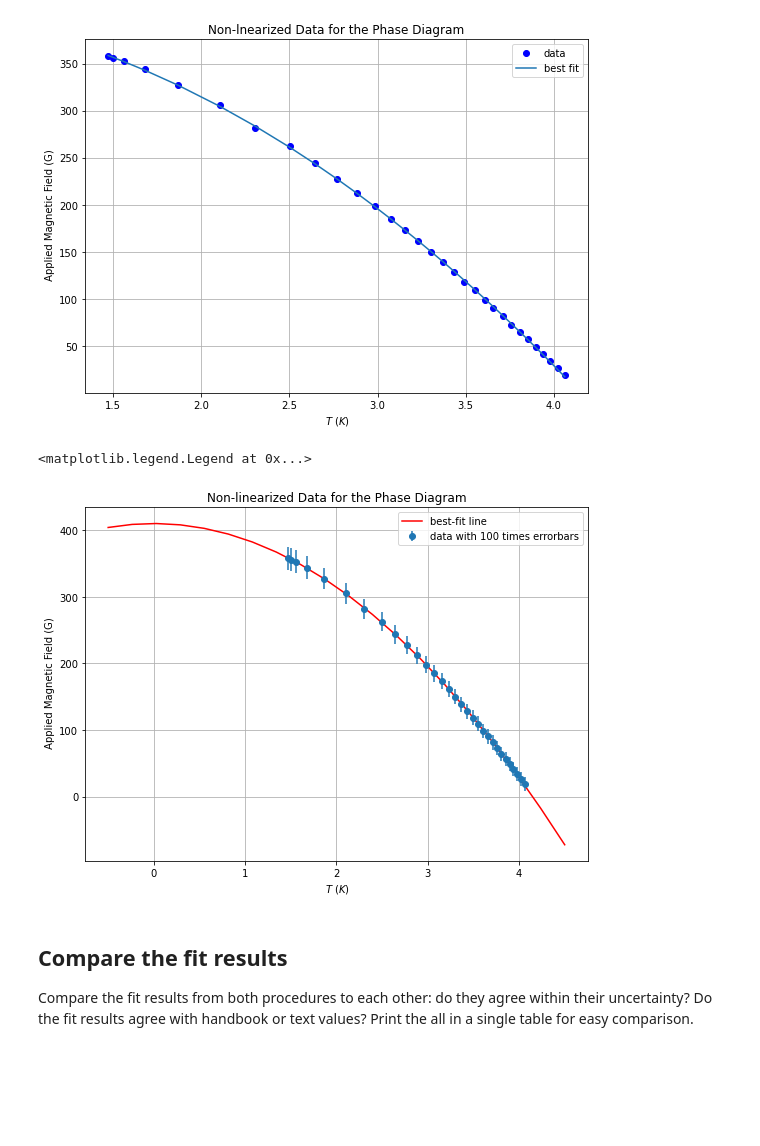
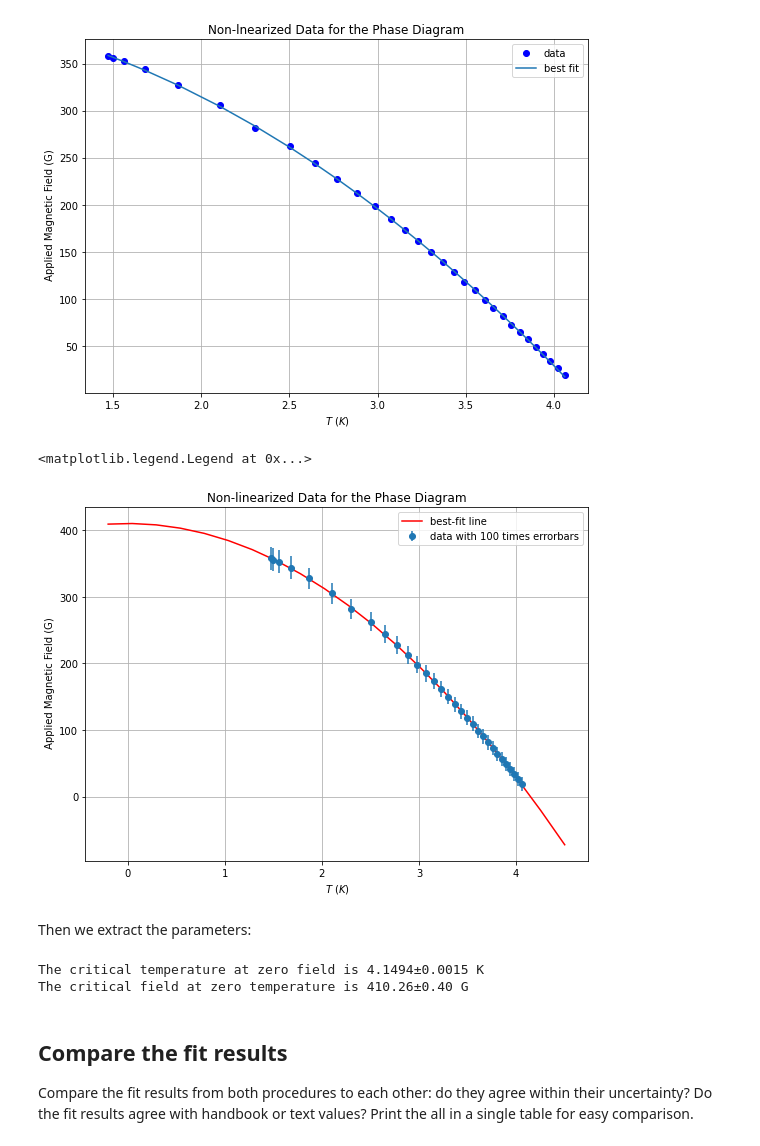
Before and after one commit to ahserhan/CMX, a Jupyter notebook: low-temperature-superconductivity/Superconductivity Individual Analysis (Template).ipynb, the cells around one changed output. Drawn from its saved outputs; the diff is of its cells as text; code cells hidden in the pictures; blank space fills up the shorter version.

Commit message:
Critical temperatures and fields compare

```diff
--- a/low-temperature-superconductivity/Superconductivity Individual Analysis (Template).ipynb
+++ b/low-temperature-superconductivity/Superconductivity Individual Analysis (Template).ipynb
@@ -283,7 +283,7 @@ print(f'independent variables: {model.independent_vars}')
 print(f'parameter names: {model.param_names}')
 
 #set parameters (to be about the value we calculated above)
-params = model.make_params(H0 = 410, Tc = 17)
+params = model.make_params(H0 = 410, Tc = 4)
 
 #caculate the prediction function
 result = model.fit(fieldValue, params, t=temperature)
@@ -329,20 +329,35 @@ plt.show()
 [figure]
 # %%
 #Use eval() to pass the axes:
-fit_range = np.linspace(-0.5,4.5,20)
+fit_range = np.linspace(-0.2,4.5,20)
 fitcurve = result.eval(result.params, t = fit_range)
 plt.figure(figsize=(9,6.5))
 plt.grid()
 plt.title('Non-linearized Data for the Phase Diagram')
 plt.xlabel(r' $T$ ($K$)')
 plt.ylabel(r' Applied Magnetic Field (G)')
 # plot the data with errorbars, and to see the errorbars, we multiply it by 100
 plt.errorbar(temperature, fieldValue, yerr=100*fieldStd, fmt='o',label='data with 100 times errorbars')
 plt.plot(fit_range, fitcurve, '-r',label = 'best-fit line')
 plt.legend()
 # %% [output]
 <matplotlib.legend.Legend at 0x...>
-[figure, old version]
+[figure, new version]
+# %% [markdown]
+Then we extract the parameters:
+# %%
+# get the critical temperature
+Tc = unc.ufloat(result.params['Tc'].value, result.params['Tc'].stderr,'Tc')
+
+# get the critical field intensity
+H0 = unc.ufloat(result.params['H0'].value, result.params['H0'].stderr,'H0')
+
+#print the results
+print('The critical temperature at zero field is {:.2uP} K'.format(Tc))
+print('The critical field at zero temperature is {:.2uP} G'.format(H0))
+# %% [output]
+The critical temperature at zero field is 4.1494±0.0015 K
+The critical field at zero temperature is 410.26±0.40 G
 # %% [markdown]
 ## Compare the fit results
 
```
Also changed, not shown: parts of 3 cells of this notebook.
